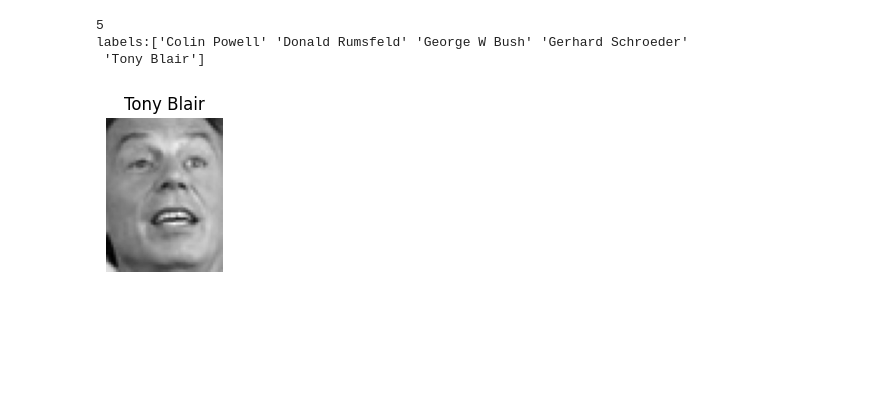
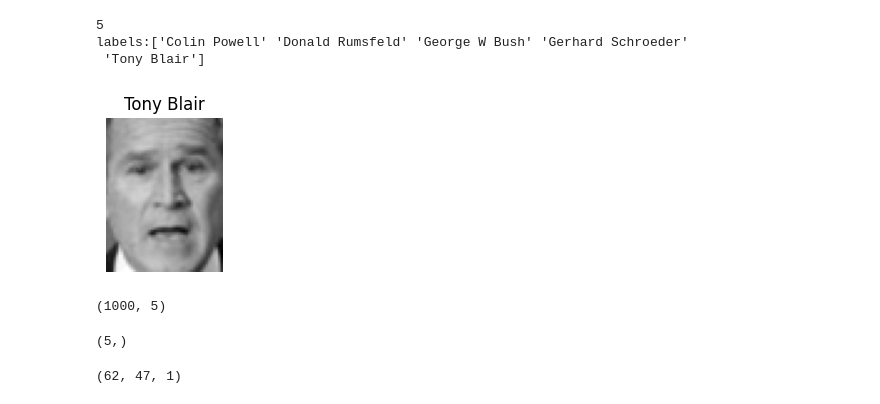
Before and after one commit to AHBRIJESH/Face_Recognition_Auto_Attendance_System, a Jupyter notebook: face.ipynb, the cells around one changed output. Saved outputs shown, nothing was run; the diff lists cells and outputs as text; code cells hidden in the pictures; blank space fills up the shorter version.

```diff
--- a/face.ipynb
+++ b/face.ipynb
@@ -27,9 +29,13 @@ labels:['Colin Powell' 'Donald Rumsfeld' 'George W Bush' 'Gerhard Schroeder'
 # %%
 x_data = images.images[:1000]
 y_data = images.target_names[labels[:1000]]
 plt.figure(figsize=(2,2))
-plt.imshow(x_data[3],cmap='gray')
+plt.imshow(x_data[33],cmap='gray')
 plt.title(y_data[3])
 plt.axis('off');
 # %% [output]
-[figure, old version]
+[figure, new version]
+# %%
+y_data.shape
+# %% [output]
+(1000, 5)
@@ -35,0 +47,4 @@ plt.axis('off');
+# %%
+y_data_t[1].shape
+# %% [output]
+(5,)
@@ -35,0 +53,4 @@ plt.axis('off');
+# %%
+x_data_t[1].shape
+# %% [output]
+(62, 47, 1)
```
Also changed, not shown: parts of 8 cells of this notebook, 10 other files.
